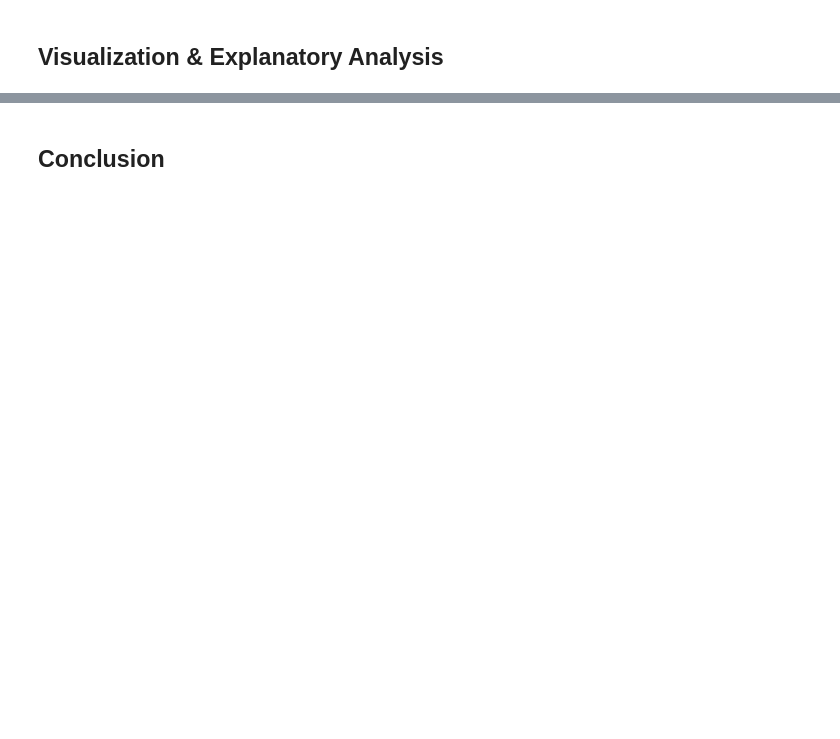
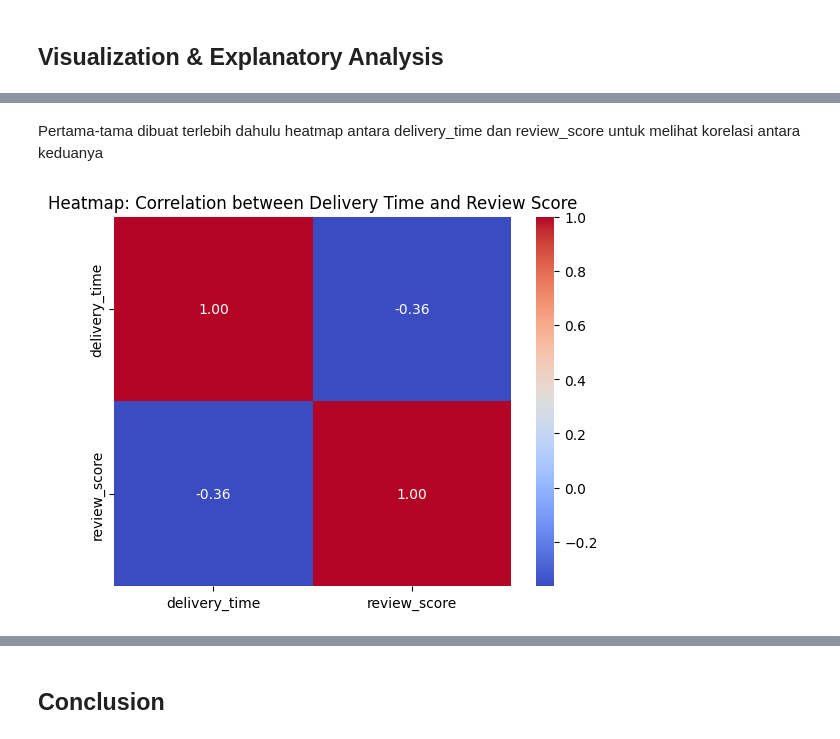
Before and after one commit to SofiaFei/submission, a Jupyter notebook: notebook.ipynb, the cells around one changed output, grey strips where cells are left out. Saved outputs shown, nothing was run; the diff lists cells and outputs as text; code cells hidden in the pictures; blank space fills up the shorter version.

Commit message:
feat: visualization

```diff
--- a/notebook.ipynb
+++ b/notebook.ipynb
@@ -1313,0 +1316,13 @@ dapat dilihat bahwa delivery_time berpengaruh pada tingginya review_score penggu
+# %%
+# menentukan kolom yang akan dimerge agar tidak duplikat kolom hasil merge orders_df
+orders_customers_cols = ['order_id', 'customer_id', 'order_status', 'order_purchase_timestamp', 'order_approved_at', 'order_delivered_customer_date', 'order_estimated_delivery_date']
+delivery_review_cols = ['order_id', 'delivery_time', 'review_id', 'review_score', 'review_comment_title', 'review_comment_message', 'review_creation_date', 'review_answer_timestamp']
+
+# merge kedua dataframe
+all_df = pd.merge(
+    left=orders_customers_df[orders_customers_cols],
+    right=delivery_review_df[delivery_review_cols],
+    how="left",
+    on="order_id"
+)
+all_df.head()
@@ -1317,0 +1392,10 @@ dapat dilihat bahwa delivery_time berpengaruh pada tingginya review_score penggu
+# %% [markdown]
+Pertama-tama dibuat terlebih dahulu heatmap antara delivery_time dan review_score untuk melihat korelasi antara keduanya
+# %%
+correlation_matrix = all_df[['delivery_time', 'review_score']].corr()
+
+sns.heatmap(correlation_matrix, annot=True, cmap='coolwarm', fmt=".2f")
+plt.title('Heatmap: Correlation between Delivery Time and Review Score')
+plt.show()
+# %% [output]
+[figure, added]
```
Also changed, not shown: parts of 25 cells of this notebook.
